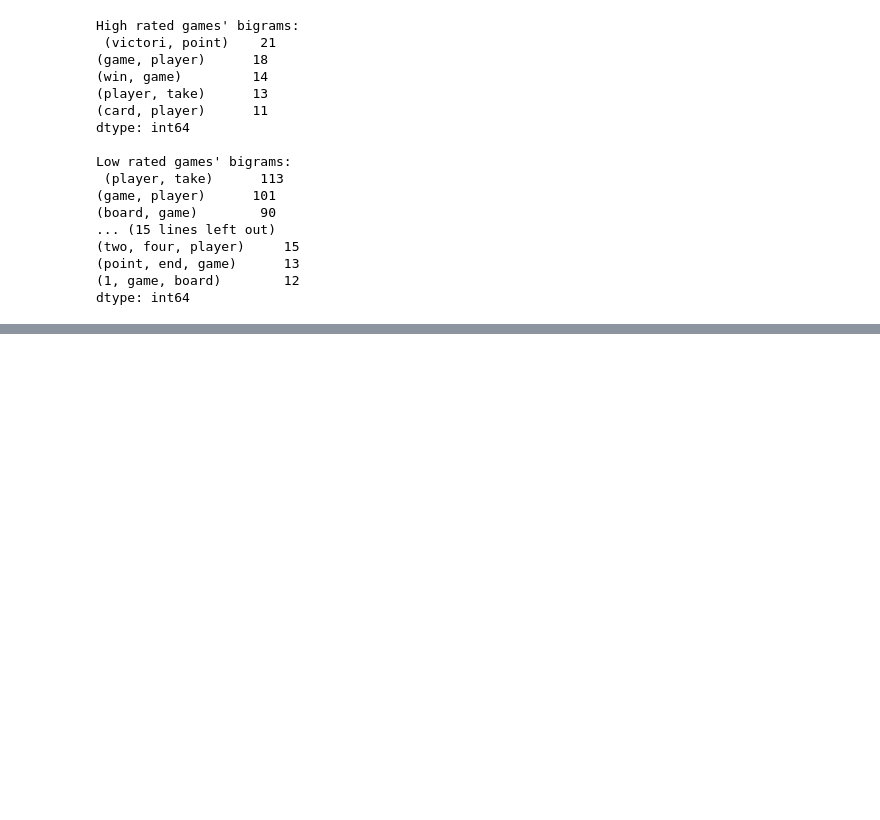
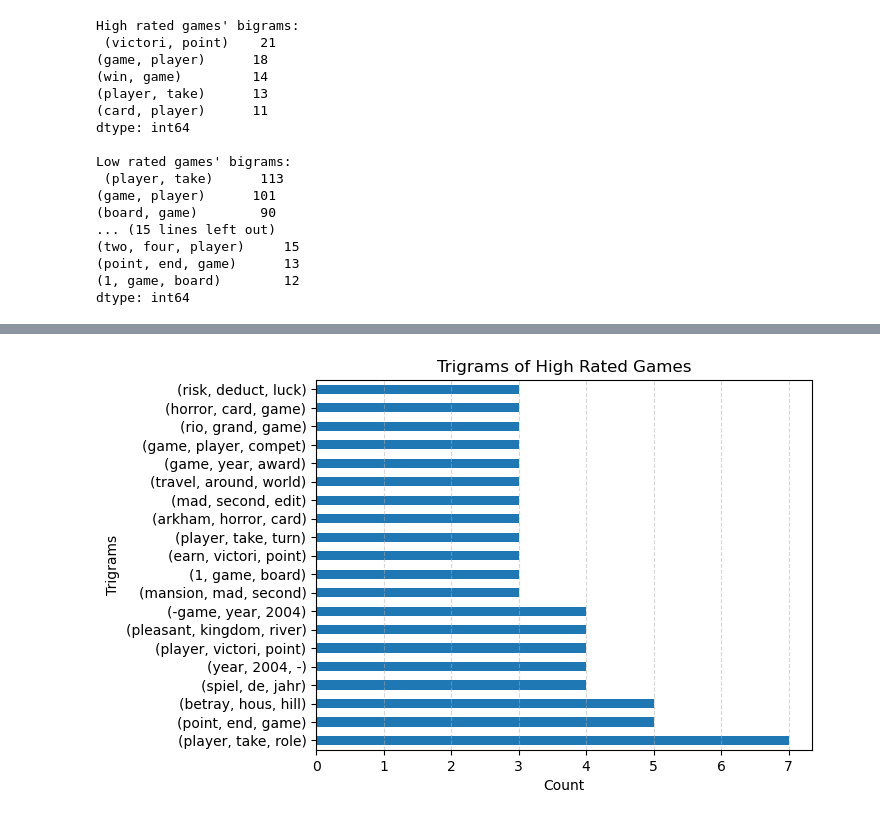
Before and after one commit to Andy-Jensen/board-game-project, a Jupyter notebook: explore.ipynb, the cells around one changed output, grey strips where cells are left out. Cells and saved outputs as stored; diff of their text form; code cells hidden in the pictures; blank space fills up the shorter version.

```diff
--- a/explore.ipynb
+++ b/explore.ipynb
@@ -1219,0 +1327,6 @@ low_bigrams
+# %%
+high_trigram=top_20_high_trigrams
+# %%
+trigram_viz(high_trigram, 'Trigrams of High Rated Games')
+# %% [output]
+[figure, added]
```
Also changed, not shown: parts of 31 cells of this notebook.
